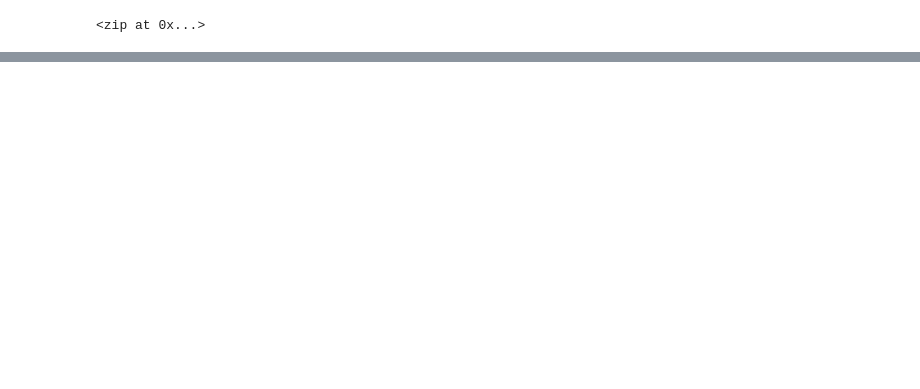
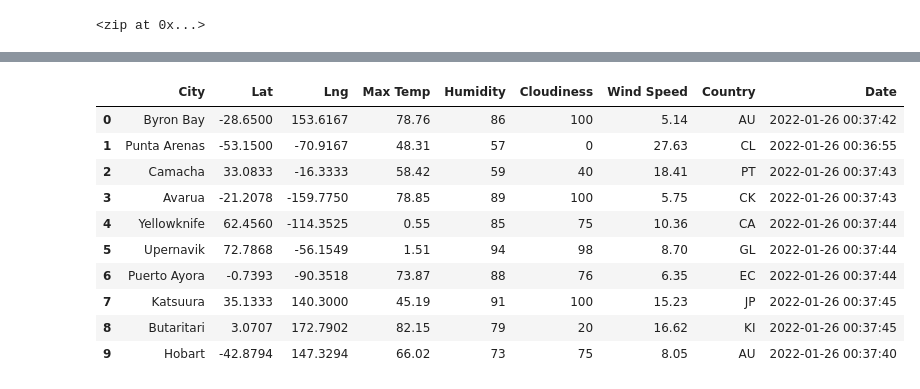
Before and after one commit to kmburkezoo/world-weather-analysis, a Jupyter notebook: WeatherPy.ipynb, the cells around one changed output, grey strips where cells are left out. Drawn from its saved outputs; the diff is of its cells as text; code cells hidden in the pictures; blank space fills up the shorter version.

Commit message:
city weather csv!

```diff
--- a/WeatherPy.ipynb
+++ b/WeatherPy.ipynb
@@ -54,0 +64,3 @@ len(cities)
+# %%
+# Starting URL for Weather Map API Call.
+url = "http://api.openweathermap.org/data/2.5/weather?units=Imperial&APPID=" + weather_api_key
@@ -54,0 +146,15 @@ len(cities)
+# %%
+city_data_df = pd.DataFrame(city_data)
+city_data_df.head(10)
+# %% [output]
+|  | City | Lat | Lng | Max Temp | Humidity | Cloudiness | Wind Speed | Country | Date |
+| 0 | Byron Bay | -28.6500 | 153.6167 | 78.76 | 86 | 100 | 5.14 | AU | 2022-01-26 00:37:42 |
+| 1 | Punta Arenas | -53.1500 | -70.9167 | 48.31 | 57 | 0 | 27.63 | CL | 2022-01-26 00:36:55 |
+| 2 | Camacha | 33.0833 | -16.3333 | 58.42 | 59 | 40 | 18.41 | PT | 2022-01-26 00:37:43 |
+| 3 | Avarua | -21.2078 | -159.7750 | 78.85 | 89 | 100 | 5.75 | CK | 2022-01-26 00:37:43 |
+| 4 | Yellowknife | 62.4560 | -114.3525 | 0.55 | 85 | 75 | 10.36 | CA | 2022-01-26 00:37:44 |
+| 5 | Upernavik | 72.7868 | -56.1549 | 1.51 | 94 | 98 | 8.70 | GL | 2022-01-26 00:37:44 |
+| 6 | Puerto Ayora | -0.7393 | -90.3518 | 73.87 | 88 | 76 | 6.35 | EC | 2022-01-26 00:37:44 |
+| 7 | Katsuura | 35.1333 | 140.3000 | 45.19 | 91 | 100 | 15.23 | JP | 2022-01-26 00:37:45 |
+| 8 | Butaritari | 3.0707 | 172.7902 | 82.15 | 79 | 20 | 16.62 | KI | 2022-01-26 00:37:45 |
+| 9 | Hobart | -42.8794 | 147.3294 | 66.02 | 73 | 75 | 8.05 | AU | 2022-01-26 00:37:40 |
```
Also changed, not shown: parts of 9 cells of this notebook, 2 other files.
